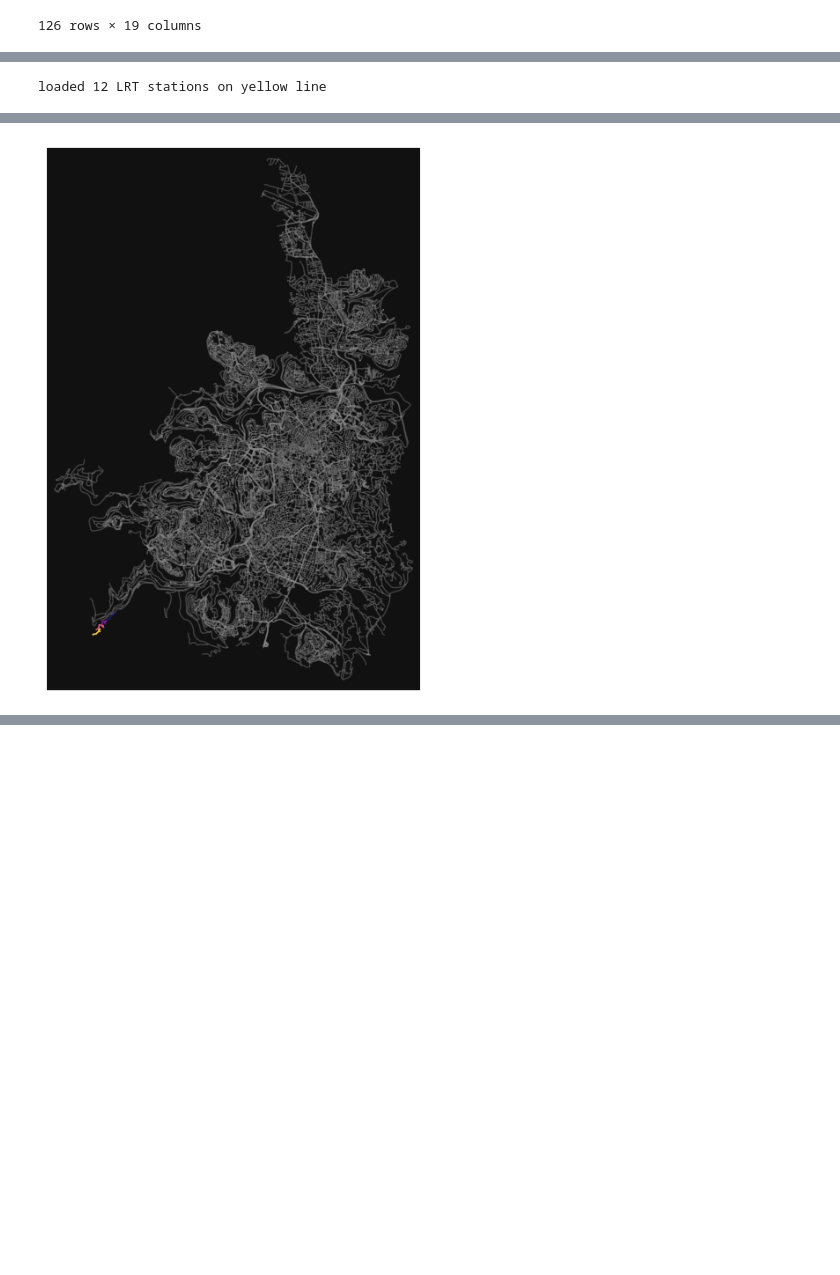
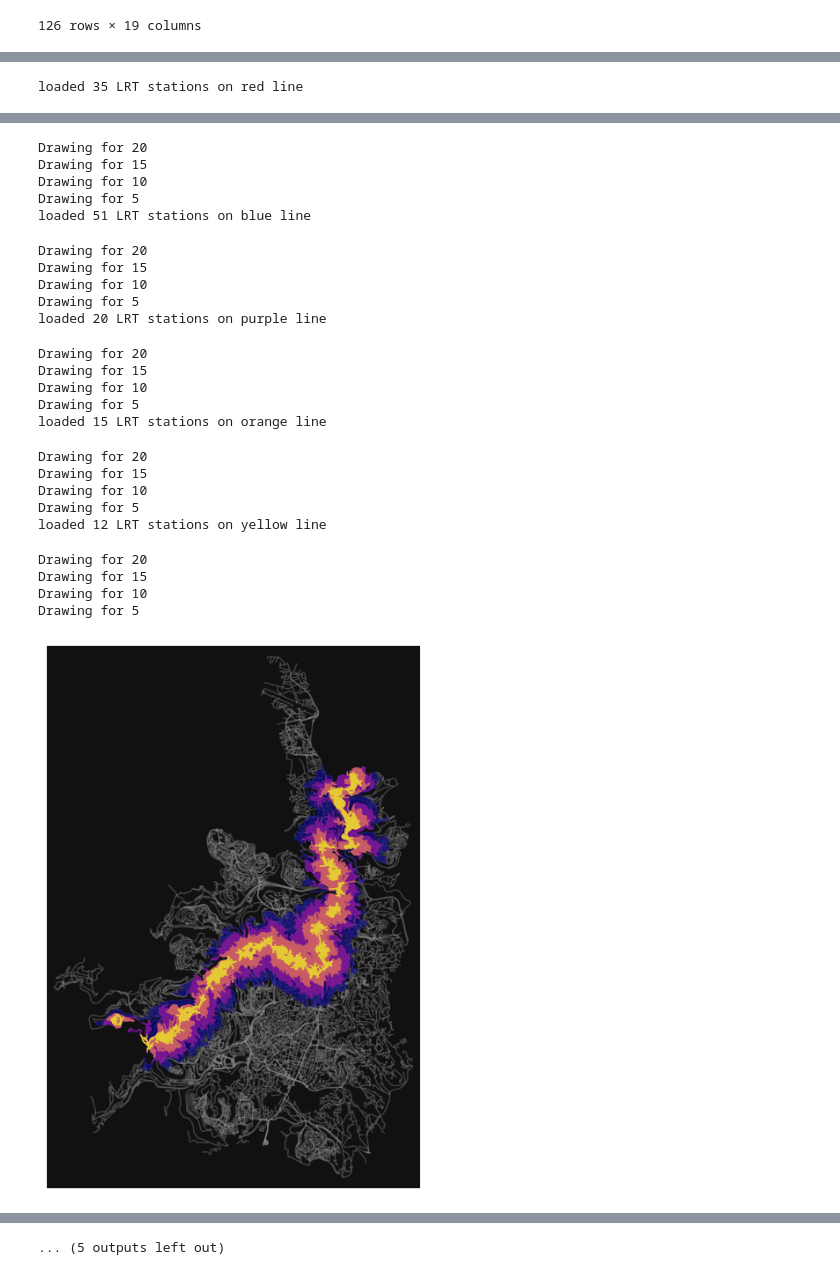
Before and after one commit to OmGaler/JNet-Walking-Map, a Jupyter notebook: jlem_lr_isochrones.ipynb, the cells around one changed output, grey strips where cells are left out. Saved outputs shown, nothing was run; the diff lists cells and outputs as text; code cells hidden in the pictures; blank space fills up the shorter version.

Commit message:
Added isochrones for individual lines

```diff
--- a/jlem_lr_isochrones.ipynb
+++ b/jlem_lr_isochrones.ipynb
@@ -206,9 +136,9 @@ def get_geojson_geometry(polygon):
     return mapping(polygon)
 # %%
 # Generate isochrone polygons, grouped by time
-lrt_time_polys = { key: [] for key in trip_times }
+lrt_time_polys = {key: [] for key in trip_times}
 
 for station in tqdm(lrt_station_nodes, 'making polys'):
-    isochrone_polys = isochronate(projected_graph, station['node'], edge_buff=25, node_buff=0, infill=True)
+    isochrone_polys = isochronate(G, station['node'], edge_buff=25, node_buff=0, infill=True)
     for time, polygon in isochrone_polys.items():
-        lrt_time_polys[time].append({ 'poly': polygon})#, 'properties': { **station['properties'], 'time': time }})
+        lrt_time_polys[time].append({'poly': polygon})
@@ -225,12 +150,10 @@ colours = {"אדום": "red", "ירוק": "green", "ירוק בהיר": "limegre
 # %%
-
-
-
+z_index = { key: value for key, value in zip(trip_times, sorted(trip_times, reverse=True)) }
 fig, ax = ox.plot_graph(
-    projected_graph, show=False, close=False, edge_color="#999999", edge_alpha=0.2, node_size=0
+    G, show=False, close=False, edge_color="#999999", edge_alpha=0.2, node_size=0
 )
 geojson_features = []
-
+#merge the isochrones so they can be plotted
 for [time, polys], fc in zip(reversed(lrt_time_polys.items()), iso_colors):
     print(f'Drawing for {time}')
     union = shapely.ops.unary_union([poly['poly'] for poly in polys])
@@ -250,7 +173,9 @@ for [time, polys], fc in zip(reversed(lrt_time_polys.items()), iso_colors):
         patch = PolygonPatch(polygon, fc=fc, ec="none", alpha=0.7, zorder=z_index[time])
         ax.add_patch(patch)
 
-geojson = { "type": "FeatureCollection", "features": geojson_features }
+geojson = {"type": "FeatureCollection", "features": geojson_features}
+
+#save the final merged isochrones for all stations
 with open('./jlem_lrt_dist_iso.geojson', 'w') as f:
     json.dump(geojson, f)
 
@@ -262,7 +187,7 @@ for _, row in lines_jerusalem.iterrows():
     elif isinstance(row.geometry, MultiLineString):
         for line in row.geometry.geoms:
             gpd.GeoSeries([line]).plot(ax=ax, linewidth=2, zorder=21, color=colour)
-
+#plot the stations
 stations_jerusalem.plot(ax=ax, color='red', markersize=20, zorder=22)
 plt.show()
 # %% [output]
@@ -374,30 +274,29 @@ line_stn_nodes
 # %%
-line_stn_nodes = []
-lines = ["צהוב"]
 
-# lineDict = {"אדום": "red", "ירוק": "green", "ירוק בהיר": "green", "כחול": "blue", "כחול בהיר": "blue", "סגול": "purple", "כתום": "orange", "צהוב": "yellow"}
-lineDict = {"צהוב": "yellow"}
-lrt_station_nodes = []
+lineDict = {"אדום": "red", "ירוק": "green", "ירוק בהיר": "green", "כחול": "blue", "כחול בהיר": "blue", "סגול": "purple", "כתום": "orange", "צהוב": "yellow"}
 for (lineHE, lineGB)  in lineDict.items():
+    line_stn_nodes = []
+    # plt.clf()
     for feature in new_df.iterrows():
         if feature[1][lineGB] == "0":
             continue
         coords = feature[1]['geometry'].coords
         node = ox.distance.nearest_nodes(G, float(coords.xy[0][0]), float(coords.xy[1][0]))
-        lrt_station_nodes.append({"node": node})
+        line_stn_nodes.append({"node": node})
 
-    print(f'loaded {len(lrt_station_nodes)} LRT stations on {lineGB} line')
+    print(f'loaded {len(line_stn_nodes)} LRT stations on {lineGB} line')
 
     #generate isochrones for each individual line
     lrt_time_polys = {key: [] for key in trip_times}
 
-    for station in tqdm(lrt_station_nodes, 'making polys'):
-        isochrone_polys = isochronate(projected_graph, station['node'], edge_buff=25, node_buff=0, infill=True)
+    for station in tqdm(line_stn_nodes, 'making polys'):
+        isochrone_polys = isochronate(G, station['node'], edge_buff=25, node_buff=0, infill=True)
         for time, polygon in isochrone_polys.items():
             lrt_time_polys[time].append({'poly': polygon}) #, 'properties': { **station['properties'], 'time': time }})
     fig, ax = ox.plot_graph(
-    projected_graph, show=False, close=False, edge_color="#999999", edge_alpha=0.2, node_size=0
+    G, show=False, close=False, edge_color="#999999", edge_alpha=0.2, node_size=0
     )
+
     geojson_features = []
 
     for [time, polys], fc in zip(reversed(lrt_time_polys.items()), iso_colors):
@@ -418,13 +317,14 @@ for (lineHE, lineGB)  in lineDict.items():
             })
             patch = PolygonPatch(polygon, fc=fc, ec="none", alpha=0.7, zorder=z_index[time])
             ax.add_patch(patch)
-
+    geojson = { "type": "FeatureCollection", "features": geojson_features }
+    fname = f"./jlem_lrt_dist_iso_{lineGB}.geojson"
+    with open(fname, 'w') as f: #export the isochrones
+        json.dump(geojson, f)
+    plt.savefig(lineGB+" line.png")
 plt.show()
-# geojson = { "type": "FeatureCollection", "features": geojson_features }
-# with open('./jlem_lrt_dist_iso.geojson', 'w') as f:
-    # json.dump(geojson, f)
 # %% [output]
-loaded 12 LRT stations on yellow line
+loaded 35 LRT stations on red line
 Drawing for 20
 Drawing for 15
 Drawing for 10
@@ -432 +343,25 @@ Drawing for 5
+Drawing for 20
+Drawing for 15
+Drawing for 10
+Drawing for 5
+loaded 51 LRT stations on blue line
+Drawing for 20
+Drawing for 15
+Drawing for 10
+Drawing for 5
+loaded 20 LRT stations on purple line
+Drawing for 20
+Drawing for 15
+Drawing for 10
+Drawing for 5
+loaded 15 LRT stations on orange line
+Drawing for 20
+Drawing for 15
+Drawing for 10
+Drawing for 5
+loaded 12 LRT stations on yellow line
+Drawing for 20
+Drawing for 15
+Drawing for 10
+Drawing for 5
-[figure, old version]
+[figure, new version]
@@ -432,0 +370 @@ Drawing for 5
+... (5 outputs left out)
```
Also changed, not shown: parts of 38 cells of this notebook, 3 other files.
